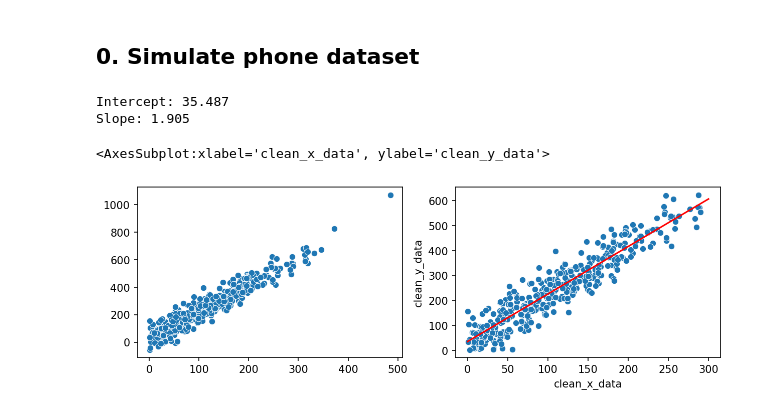
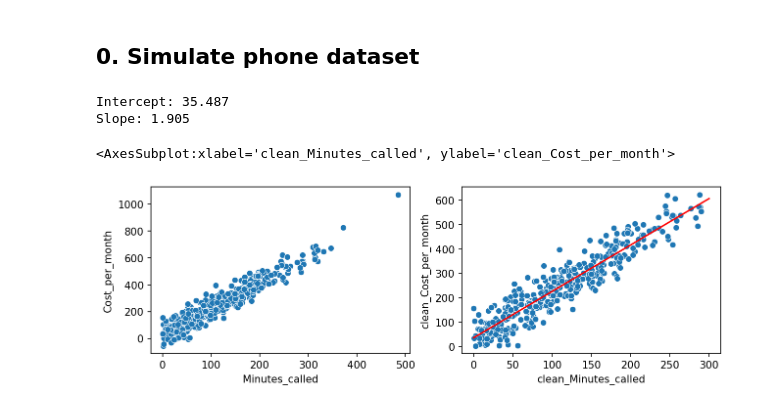
Before and after one commit to FabianAndersson17/Machinelearning-Fabian-Andersson, a Jupyter notebook: Exercises/Exercise_0_Linear_regression.ipynb, the cells around one changed output. Drawn from its saved outputs; the diff is of its cells as text; code cells hidden in the pictures.

```diff
--- a/Exercises/Exercise_0_Linear_regression.ipynb
+++ b/Exercises/Exercise_0_Linear_regression.ipynb
@@ -10,34 +10,40 @@ import pandas as pd
 # %%
 np.random.seed(42)
 
 x_data = (np.random.normal(loc=100, scale=100, size=(400)))
 error_data = (np.random.normal(loc=0, scale=50, size=(400)))
 
 x_data = np.absolute(x_data)
 
 y_data = 2 * x_data + 25 + error_data
 
+phone_data = pd.DataFrame([x_data, y_data]).T
+phone_data = phone_data.rename({0: "Minutes_called", 1: "Cost_per_month"}, axis="columns")
 
+x_above_300 = phone_data[phone_data.Minutes_called > 300].reset_index().rename({"index": "rows_to_drop"}, axis="columns")
+x_rows_to_drop = list(x_above_300["rows_to_drop"])
+y_bellow_0 = phone_data[phone_data.Cost_per_month < 0].reset_index().rename({"index": "rows_to_drop"}, axis="columns")
+y_rows_to_drop = list(y_bellow_0["rows_to_drop"])
+x_rows_to_drop.extend(y_rows_to_drop)
 
-phone_data = pd.DataFrame([x_data, y_data]).T
-phone_data = phone_data.rename({0: "x_data", 1: "y_data"}, axis="columns")
-clean_phone_data = phone_data.drop([113, 125, 179, 209, 220, 234, 252, 284, 323, 374, 378, 126, 230, 246, 274, 322, 331, 340, 375],
-                                             axis="rows").reset_index().rename({"x_data": "clean_x_data", "y_data": "clean_y_data"}, axis="columns")
+clean_phone_data = phone_data.drop(x_rows_to_drop,
+                                             axis="rows").reset_index().rename(
+                                                {"Minutes_called": "clean_Minutes_called", "Cost_per_month": "clean_Cost_per_month"}, axis="columns")
 
-beta_1, beta_0 = np.polyfit(clean_phone_data.clean_x_data, clean_phone_data.clean_y_data, deg=1)
+beta_1, beta_0 = np.polyfit(clean_phone_data.clean_Minutes_called, clean_phone_data.clean_Cost_per_month, deg=1)
 
 def y_hat(x): return beta_0 + beta_1*x
 subscription = np.linspace(0, 300)
 
 print(f"Intercept: {beta_0:.3f}")
 print(f"Slope: {beta_1:.3f}")
 fig, ax = plt.subplots(1, 2, figsize=(10, 3), dpi=150)
-sns.scatterplot(x=x_data, y=y_data, ax = ax[0])
-sns.scatterplot(data=clean_phone_data, x="clean_x_data", y="clean_y_data", ax = ax[1])
+sns.scatterplot(data = phone_data, x="Minutes_called", y="Cost_per_month", ax = ax[0])
+sns.scatterplot(data=clean_phone_data, x="clean_Minutes_called", y="clean_Cost_per_month", ax = ax[1])
 sns.lineplot(x= subscription, y = y_hat(subscription), color="red", ax = ax[1])
 # sns.lineplot(x=np.linspace(0, 500), y=0, ax=ax[0], color="green") # Adds green line to mark of all values bellow zero
 # %% [output]
 Intercept: 35.487
 Slope: 1.905
-<AxesSubplot:xlabel='clean_x_data', ylabel='clean_y_data'>
+<AxesSubplot:xlabel='clean_Minutes_called', ylabel='clean_Cost_per_month'>
-[figure, old version]
+[figure, new version]
```
Also changed, not shown: parts of 3 cells of this notebook.
